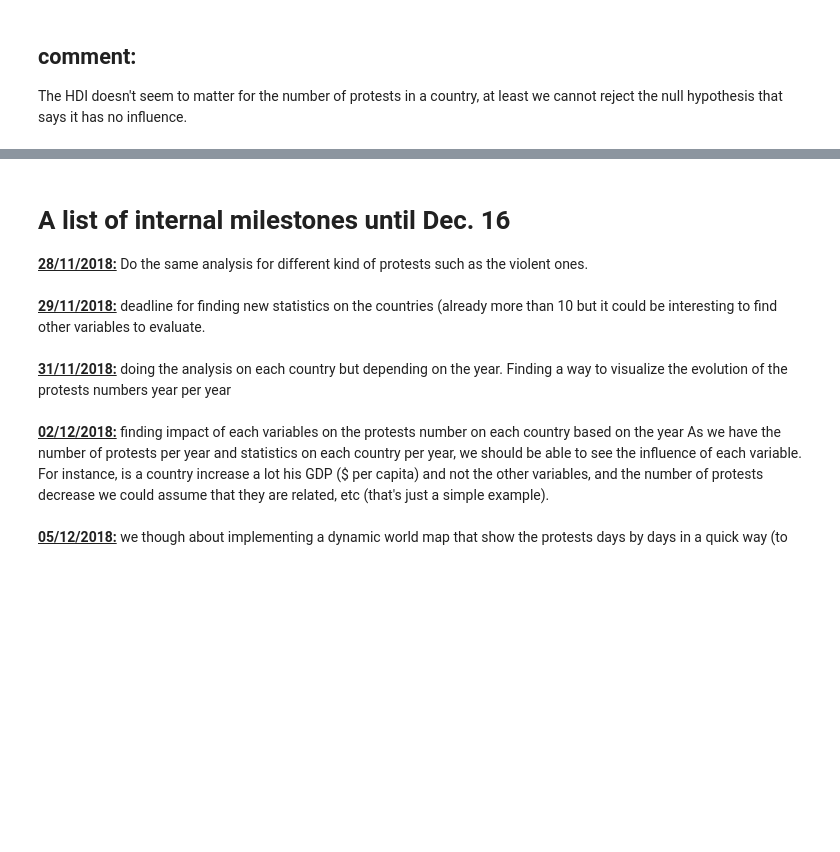
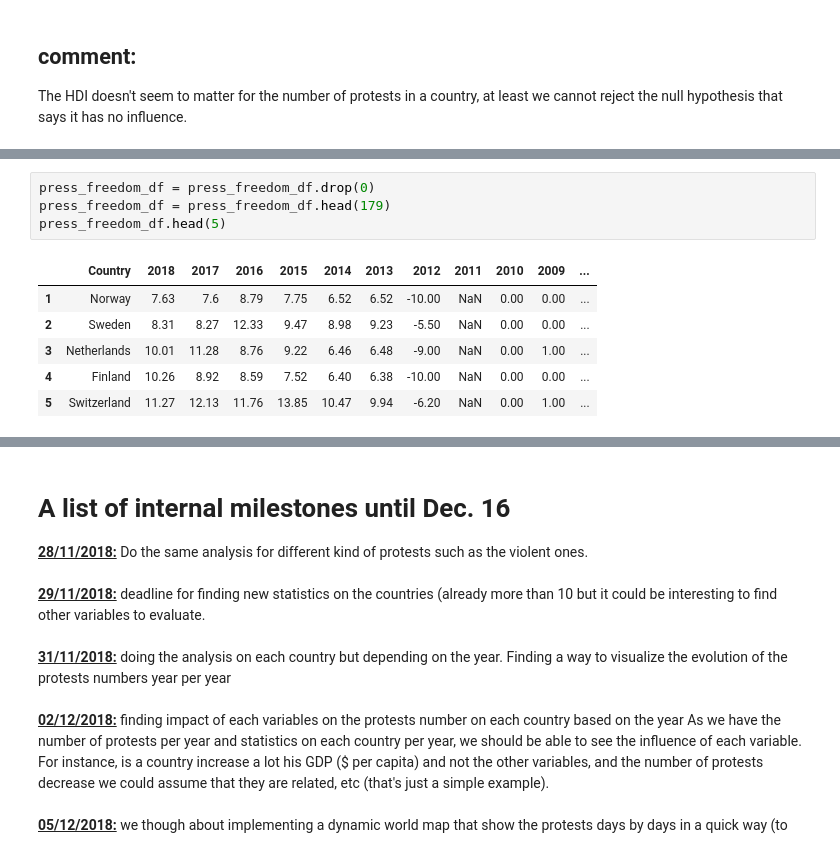
Before and after one commit to Apiquet/ADA_Project, a Jupyter notebook: main.ipynb, the cells around one changed output, grey strips where cells are left out. Drawn from its saved outputs; the diff is of its cells as text; blank space fills up the shorter version.

```diff
--- a/main.ipynb
+++ b/main.ipynb
@@ -618,0 +826,11 @@ The HDI doesn't seem to matter for the number of protests in a country, at least
+# %%
+press_freedom_df = press_freedom_df.drop(0)
+press_freedom_df = press_freedom_df.head(179)
+press_freedom_df.head(5)
+# %% [output]
+|  | Country | 2018 | 2017 | 2016 | 2015 | 2014 | 2013 | 2012 | 2011 | 2010 | 2009 | ... |
+| 1 | Norway | 7.63 | 7.6 | 8.79 | 7.75 | 6.52 | 6.52 | -10.00 | NaN | 0.00 | 0.00 | ... |
+| 2 | Sweden | 8.31 | 8.27 | 12.33 | 9.47 | 8.98 | 9.23 | -5.50 | NaN | 0.00 | 0.00 | ... |
+| 3 | Netherlands | 10.01 | 11.28 | 8.76 | 9.22 | 6.46 | 6.48 | -9.00 | NaN | 0.00 | 1.00 | ... |
+| 4 | Finland | 10.26 | 8.92 | 8.59 | 7.52 | 6.40 | 6.38 | -10.00 | NaN | 0.00 | 0.00 | ... |
+| 5 | Switzerland | 11.27 | 12.13 | 11.76 | 13.85 | 10.47 | 9.94 | -6.20 | NaN | 0.00 | 1.00 | ... |
```
Also changed, not shown: parts of 24 cells of this notebook.
